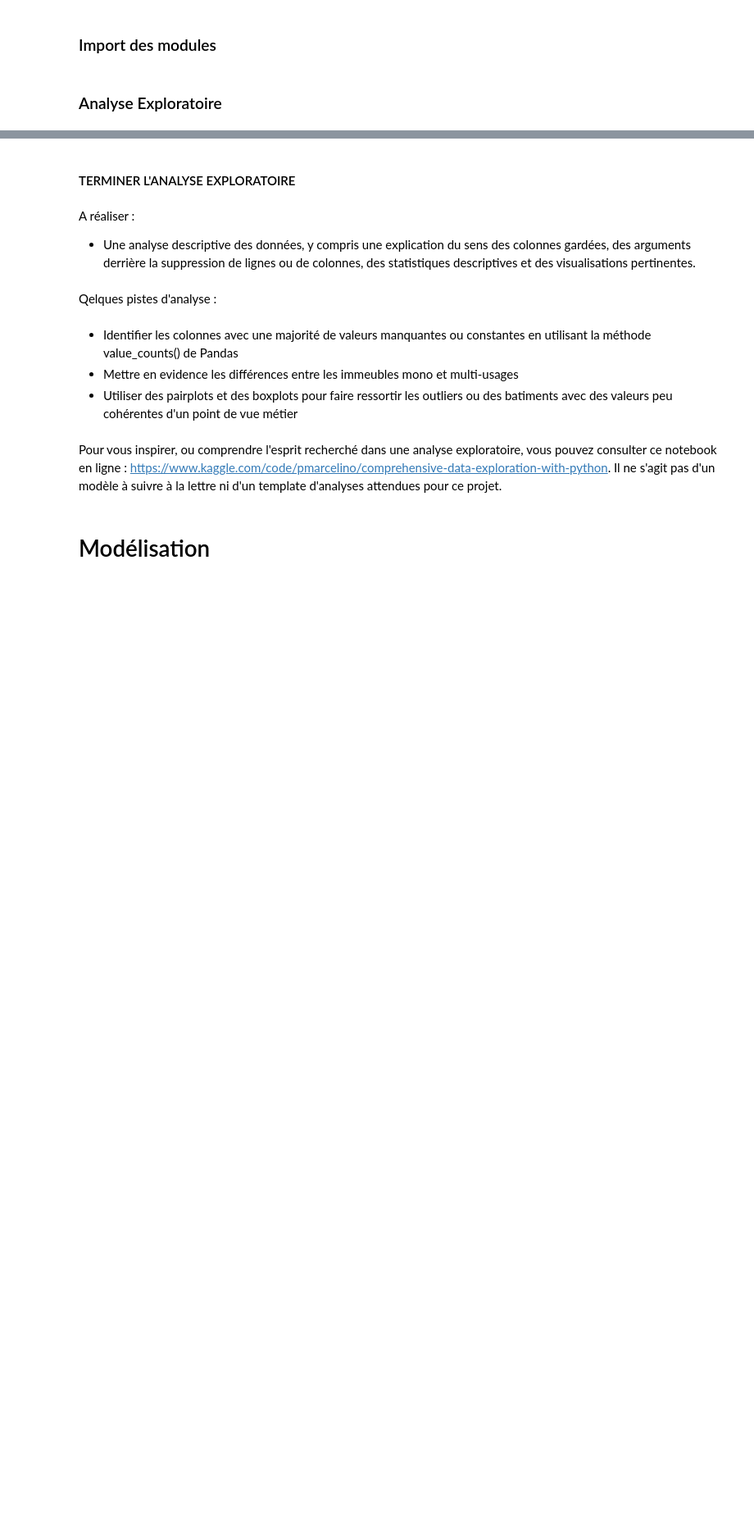
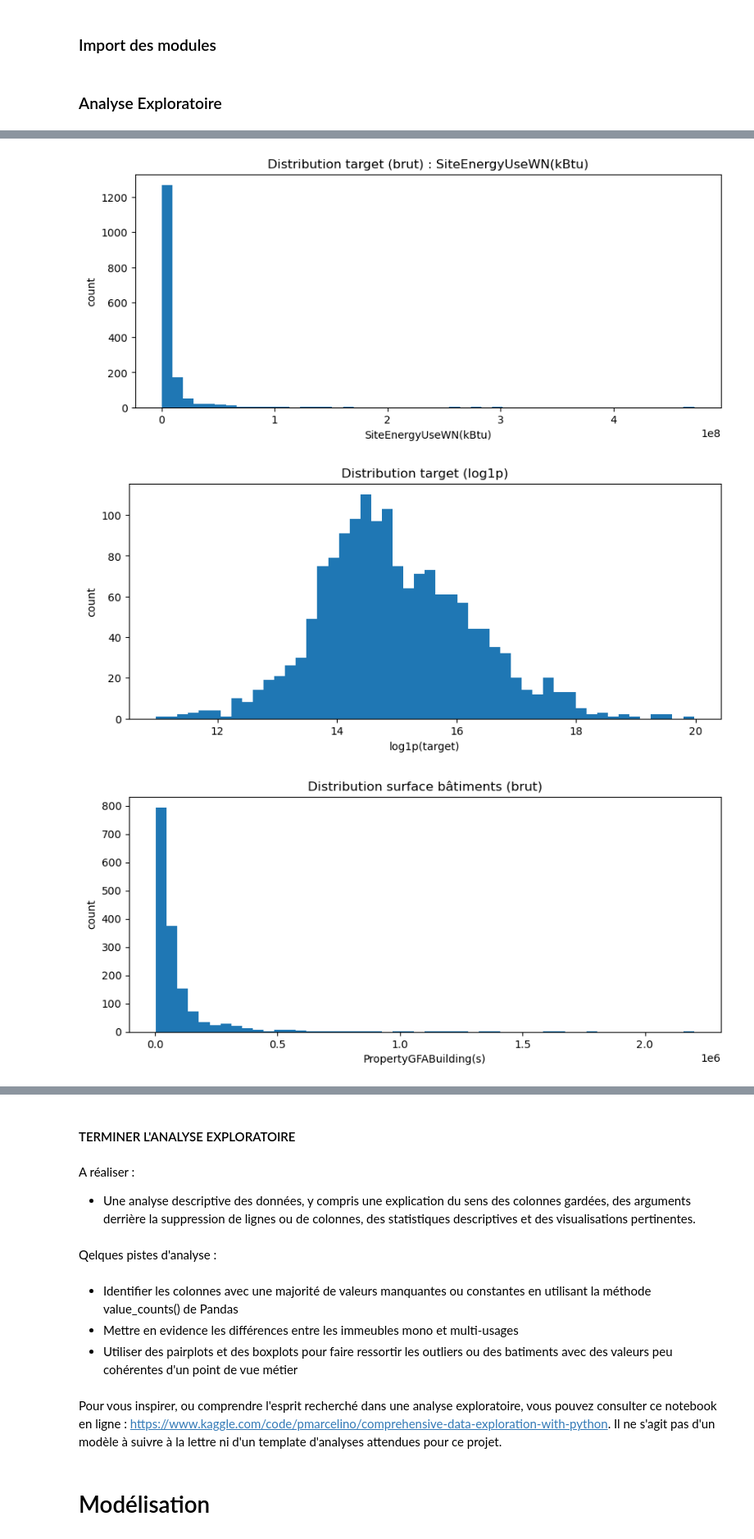
Before and after one commit to G-Hostin/seattle-building-energy-prediction, a Jupyter notebook: P3_template_modelistation_supervisee_data_scientist.ipynb, the cells around one changed output, grey strips where cells are left out. Shown at 82% size. Drawn from its saved outputs; the diff is of its cells as text; code cells hidden in the pictures; blank space fills up the shorter version.

```diff
--- a/P3_template_modelistation_supervisee_data_scientist.ipynb
+++ b/P3_template_modelistation_supervisee_data_scientist.ipynb
@@ -20,0 +160,13 @@ building_consumption.info()
+# %%
+# On drop les colonnes doublons d'unités (on conserve celles en kBtu)
+cols_drop_units = []
+if "Electricity(kWh)" in df.columns and "Electricity(kBtu)" in df.columns:
+    cols_drop_units.append("Electricity(kWh)")
+if "NaturalGas(therms)" in df.columns and "NaturalGas(kBtu)" in df.columns:
+    cols_drop_units.append("NaturalGas(therms)")
+
+df0 = df.copy()
+df = df.drop(columns=[c for c in cols_drop_units if c in df.columns])
+print("Doublons unités supprimés:", cols_drop_units)
+trace_drop_columns(df0, df, "Drop doublons d'unités")
+print("Shape après nettoyage colonnes:", df.shape)
@@ -20,0 +177,6 @@ building_consumption.info()
+# %%
+df["log_target"] = np.log1p(df[TARGET])
+df["log_gfa"] = np.log1p(df[GFA_BUILD])
+df["is_multi_use"] = df["SecondLargestPropertyUseType"].notna()
+
+df[["log_target", "log_gfa", "is_multi_use"]].head()
@@ -20,0 +190,30 @@ building_consumption.info()
+# %%
+plt.figure(figsize=(10,4))
+plt.hist(df[TARGET], bins=50)
+plt.title(f"Distribution target (brut) : {TARGET}")
+plt.xlabel(TARGET); plt.ylabel("count")
+plt.show()
+
+plt.figure(figsize=(10,4))
+plt.hist(df["log_target"], bins=50)
+plt.title("Distribution target (log1p)")
+plt.xlabel("log1p(target)"); plt.ylabel("count")
+plt.show()
+
+plt.figure(figsize=(10,4))
+plt.hist(df[GFA_BUILD], bins=50)
+plt.title("Distribution surface bâtiments (brut)")
+plt.xlabel(GFA_BUILD); plt.ylabel("count")
+plt.show()
+
+plt.figure(figsize=(10,4))
+plt.hist(df["log_gfa"], bins=50)
+plt.title("Distribution surface bâtiments (log1p)")
+plt.xlabel("log1p(PropertyGFABuilding(s))"); plt.ylabel("count")
+plt.show()
+
+df["PrimaryPropertyType"].value_counts().head(15)
+# %% [output]
+[figure, added]
+[figure, added]
+[figure, added]
```
Also changed, not shown: parts of 46 cells of this notebook, 1 other file.
